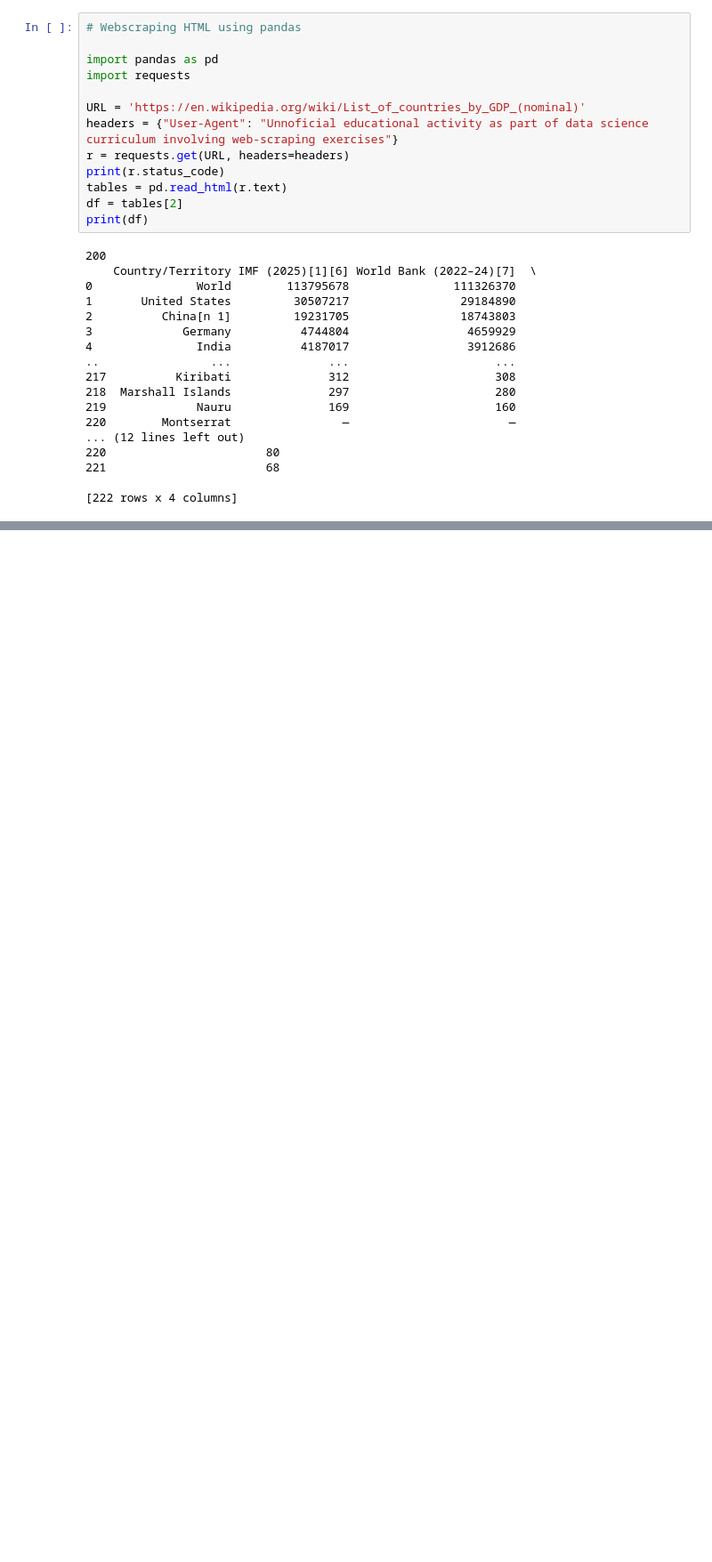
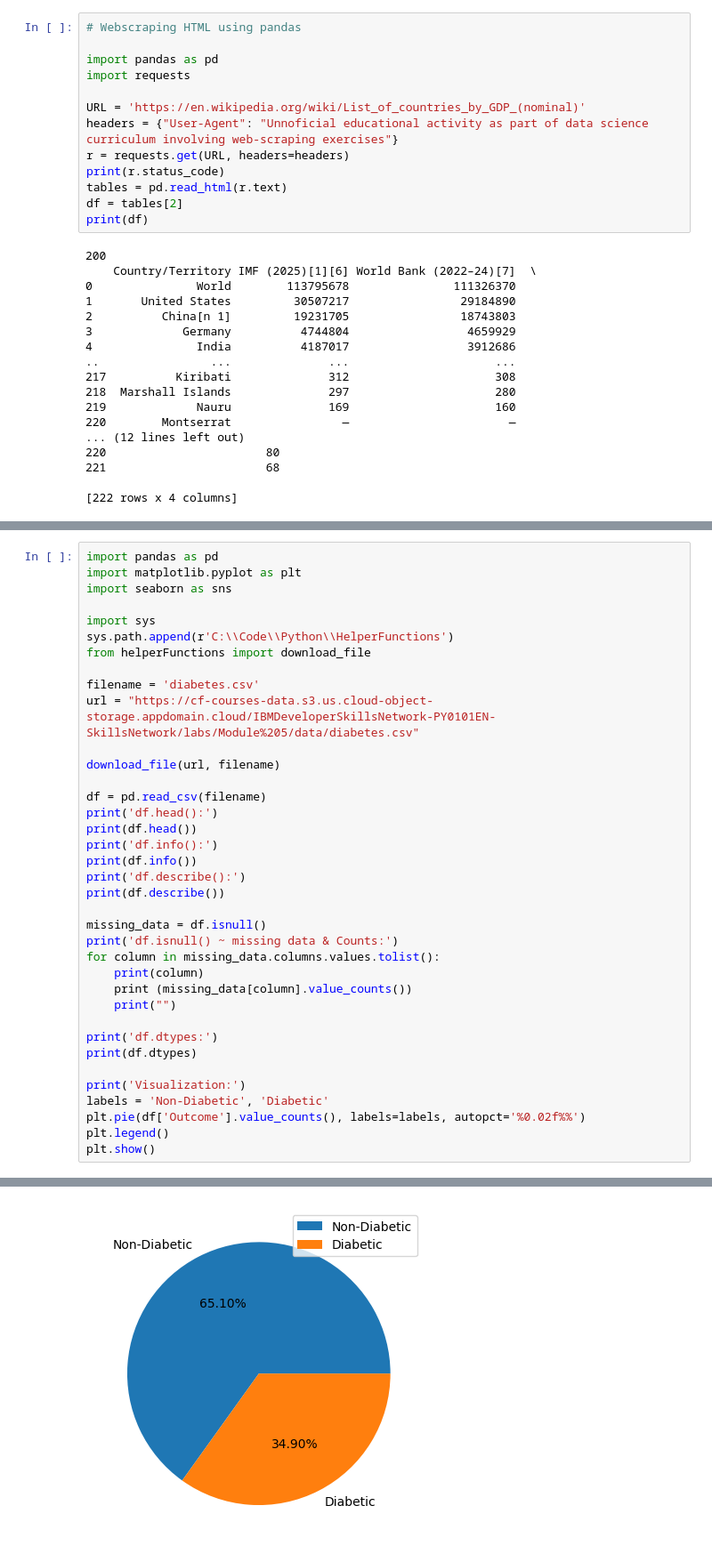
Before and after one commit to carrottopguy/dataScienceCertification, a Jupyter notebook: pythonIntroCourseModule5.ipynb, the cells around one changed output, grey strips where cells are left out. Shown at 89% size. Saved outputs shown, nothing was run; the diff lists cells and outputs as text; blank space fills up the shorter version.

Commit message:
Python Intro Final Project Commit

```diff
--- a/pythonIntroCourseModule5.ipynb
+++ b/pythonIntroCourseModule5.ipynb
@@ -757,0 +1168,38 @@ print(df)
+# %%
+import pandas as pd
+import matplotlib.pyplot as plt
+import seaborn as sns
+
+import sys
+sys.path.append(r'C:\\Code\\Python\\HelperFunctions')
+from helperFunctions import download_file
+
+filename = 'diabetes.csv'
+url = "https://cf-courses-data.s3.us.cloud-object-storage.appdomain.cloud/IBMDeveloperSkillsNetwork-PY0101EN-SkillsNetwork/labs/Module%205/data/diabetes.csv"
+
+download_file(url, filename)
+
+df = pd.read_csv(filename)
+print('df.head():')
+print(df.head())
+print('df.info():')
+print(df.info())
+print('df.describe():')
+print(df.describe())
+
+missing_data = df.isnull()
+print('df.isnull() ~ missing data & Counts:')
+for column in missing_data.columns.values.tolist():
+    print(column)
+    print (missing_data[column].value_counts())
+    print("")
+
+print('df.dtypes:')
+print(df.dtypes)
+
+print('Visualization:')
+labels = 'Non-Diabetic', 'Diabetic'
+plt.pie(df['Outcome'].value_counts(), labels=labels, autopct='%0.02f%%')
+plt.legend()
+plt.show()
+# %% [output]
@@ -757,0 +1223 @@ print(df)
+[figure, added]
```
Also changed, not shown: parts of 27 cells of this notebook, 12 other files.
